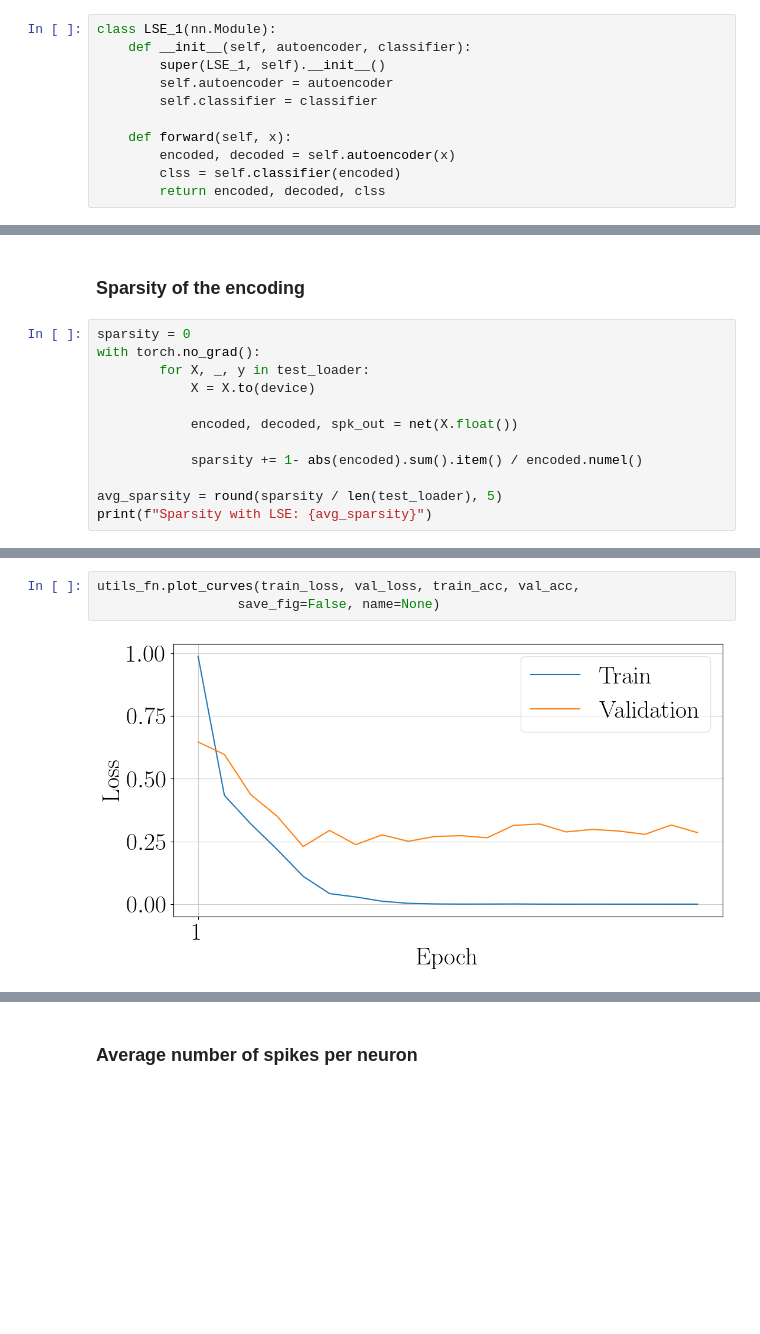
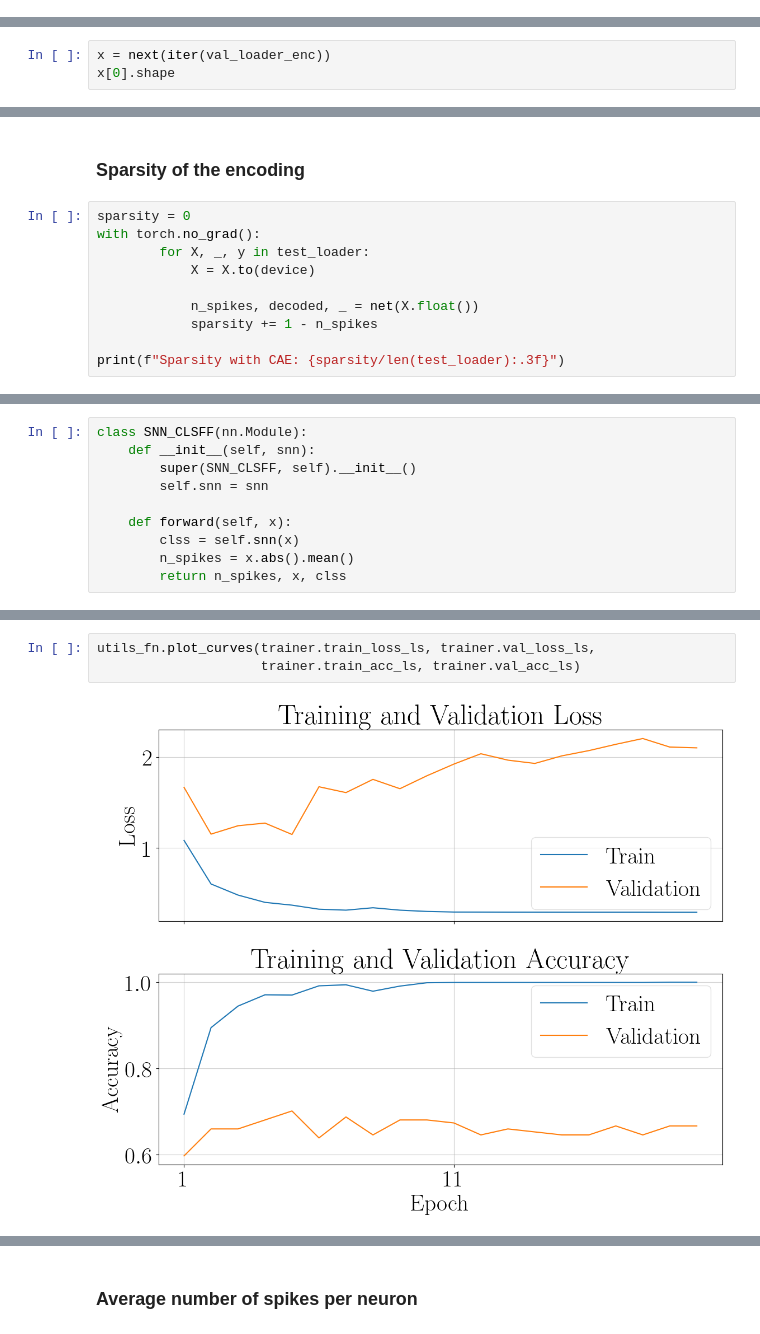
Before and after one commit to ele-ciccia/SCAE-SNN-HAR, a Jupyter notebook: Network_training.ipynb, the cells around one changed output, grey strips where cells are left out. Cells and saved outputs as stored; diff of their text form; blank space fills up the shorter version.

Commit message:
Optimized models, sparsity run

```diff
--- a/Network_training.ipynb
+++ b/Network_training.ipynb
@@ -309,11 +440,0 @@ plt.show()
-# %%
-class LSE_1(nn.Module):
-    def __init__(self, autoencoder, classifier):
-        super(LSE_1, self).__init__()
-        self.autoencoder = autoencoder
-        self.classifier = classifier
-
-    def forward(self, x):
-        encoded, decoded = self.autoencoder(x)
-        clss = self.classifier(encoded)
-        return encoded, decoded, clss
@@ -780,0 +642,3 @@ test_loader_enc = DataLoader(
+# %%
+x = next(iter(val_loader_enc))
+x[0].shape
@@ -786,10 +652,8 @@ with torch.no_grad():
         for X, _, y in test_loader:
             X = X.to(device)
 
-            encoded, decoded, spk_out = net(X.float())
+            n_spikes, decoded, _ = net(X.float())
+            sparsity += 1 - n_spikes
 
-            sparsity += 1- abs(encoded).sum().item() / encoded.numel()
-
-avg_sparsity = round(sparsity / len(test_loader), 5)
-print(f"Sparsity with LSE: {avg_sparsity}")
+print(f"Sparsity with CAE: {sparsity/len(test_loader):.3f}")
 # %% [output]
@@ -810 +716,11 @@ Sparsity with binary thresholding: 0.71265
+# %%
+class SNN_CLSFF(nn.Module):
+    def __init__(self, snn):
+        super(SNN_CLSFF, self).__init__()
+        self.snn = snn
+
+    def forward(self, x):
+        clss = self.snn(x)
+        n_spikes = x.abs().mean()
+        return n_spikes, x, clss
 # %%
@@ -853,6 +764,6 @@ Epoch 19 - loss: 0.0001 | acc: 1.0 | val_loss: 0.3152 | val_acc: 0.931
 Early stopping at epoch 19
 # %%
-utils_fn.plot_curves(train_loss, val_loss, train_acc, val_acc,
-                  save_fig=False, name=None)
+utils_fn.plot_curves(trainer.train_loss_ls, trainer.val_loss_ls,
+                     trainer.train_acc_ls, trainer.val_acc_ls)
 # %% [output]
-[figure, old version]
+[figure, new version]
```
Also changed, not shown: parts of 48 cells of this notebook, 44 other files.
